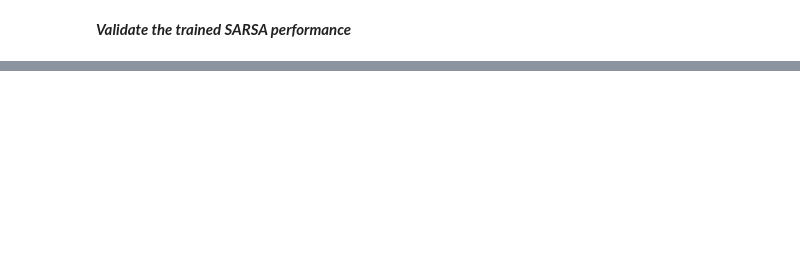
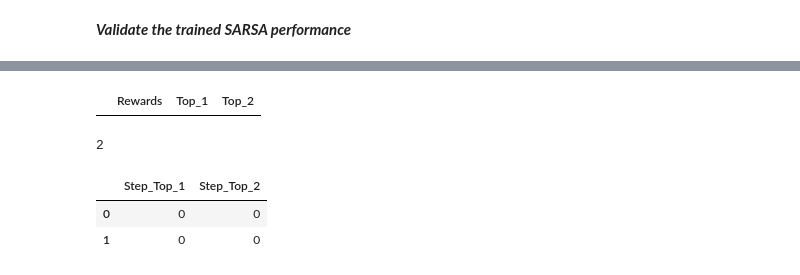
Before and after one commit to lornjhinn-git/reinforcement-learning, a Jupyter notebook: sarsa_eth.ipynb, the cells around one changed output, grey strips where cells are left out. Drawn from its saved outputs; the diff is of its cells as text; code cells hidden in the pictures; blank space fills up the shorter version.

```diff
--- a/sarsa_eth.ipynb
+++ b/sarsa_eth.ipynb
@@ -1056,0 +1291,6 @@ print(f"Average reward on test data: {average_reward}")
+# %%
+current_state = (0,0,0,0)
+
+for i in range(10):
+    action, q_value = policy(current_state)
+    print(action, q_value)
@@ -1056,0 +1468,35 @@ print(f"Average reward on test data: {average_reward}")
+# %%
+import pandas as pd
+
+
+keep_top_n_steps = 2
+
+class test:
+    def __init__(self):
+        self.df_steps=pd.DataFrame(columns=['Step'] + [f'Top_{i+1}' for i in range(keep_top_n_steps)])
+        self.df_rewards=pd.DataFrame(columns=['Rewards'] + [f'Top_{i+1}' for i in range(keep_top_n_steps)])
+        self.top_n_total_rewards = [0]
+        self.keep_top_n_steps=10 if keep_top_n_steps is None else keep_top_n_steps
+        self.keep_top_n_steps=[0]*self.keep_top_n_steps
+
+    # Update and keep the top n values
+    def update_top_n_values(self, rewards:list[float], steps:list[int]):
+        for index, _ in enumerate(self.top_n_total_rewards, start=1):
+            if sum(rewards) > self.top_n_total_rewards[-1]:
+                print("Replacing")
+                self.top_n_total_rewards.pop()
+                self.top_n_total_rewards.append(sum(rewards))
+                self.df_rewards.iloc[:, -1] = rewards
+                self.df_steps.iloc[:, -1] = steps
+
+            self.top_n_total_rewards.sort(reverse=True)
+            sorted_indices = [
+                index for index, _
+                in sorted(enumerate(self.top_n_total_rewards), key=lambda x: x[1], reverse=True)
+            ]
+            print("total rewards:", self.top_n_total_rewards)
+            print("Sorted indices:", sorted_indices)
+
+            # re-sort df_steps, df_rewards based on the sorted_indices
+            self.df_steps = self.df_steps.iloc[:, sorted_indices]
+            self.df_rewards = self.df_rewards.iloc[:, sorted_indices]
@@ -1056,0 +1544,16 @@ print(f"Average reward on test data: {average_reward}")
+# %%
+tester.df_rewards
+# %% [output]
+|  | Rewards | Top_1 | Top_2 |
+# %%
+keep_top_n_steps
+# %% [output]
+2
+# %%
+df_steps=pd.DataFrame({f'Step_Top_{i+1}': [0]*keep_top_n_steps for i in range(keep_top_n_steps)})
+# %%
+df_steps.head()
+# %% [output]
+|  | Step_Top_1 | Step_Top_2 |
+| 0 | 0 | 0 |
+| 1 | 0 | 0 |
```
Also changed, not shown: parts of 122 cells of this notebook, 12 other files.
